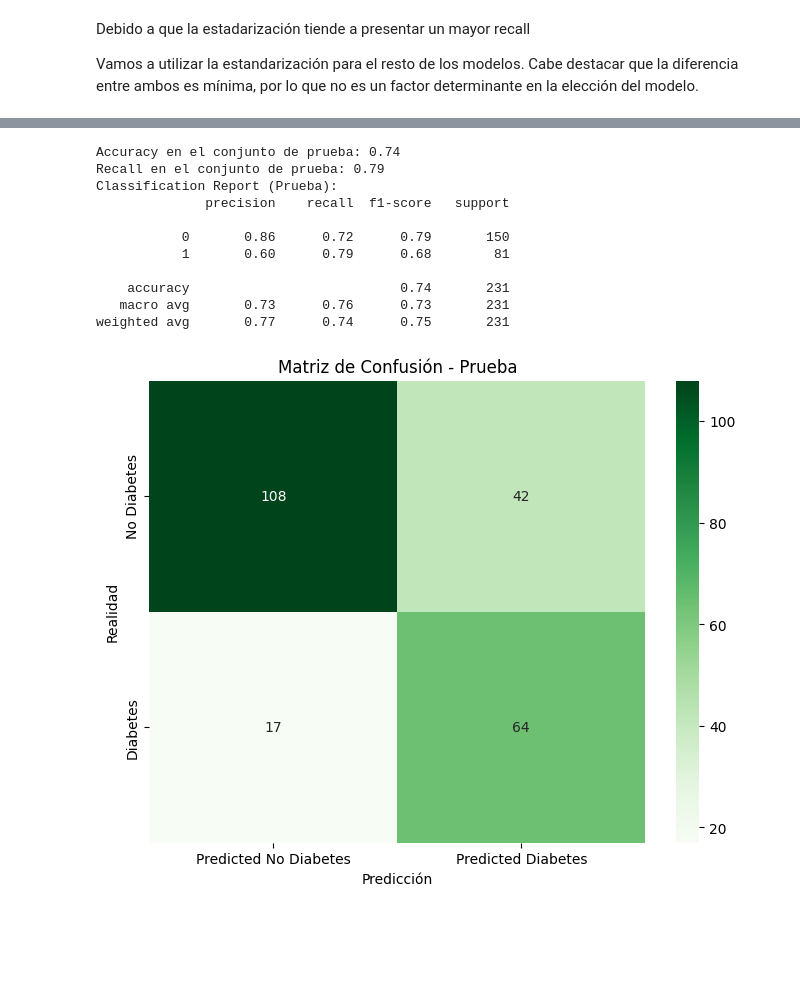
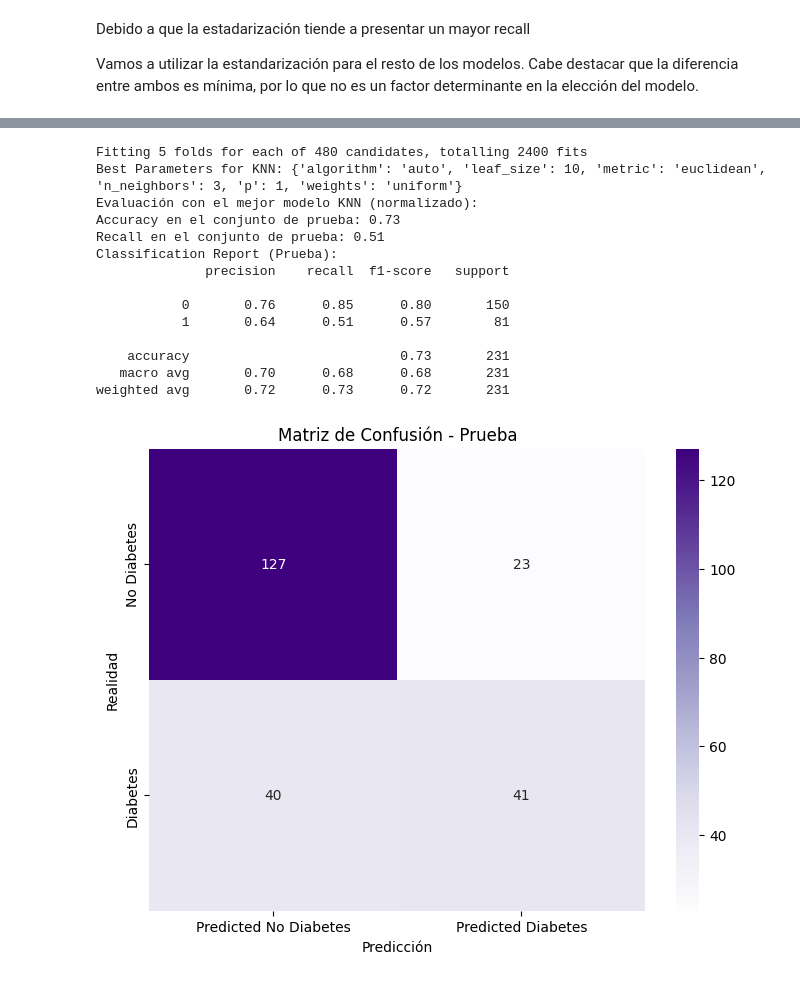
Before and after one commit to XoulEater/Proyecto_1_IA, a Jupyter notebook: diabetes.ipynb, the cells around one changed output, grey strips where cells are left out. Cells and saved outputs as stored; diff of their text form; code cells hidden in the pictures; blank space fills up the shorter version.

```diff
--- a/main.ipynb
+++ b/diabetes.ipynb
@@ -309,17 +446,45 @@ Recall: 0.43209876543209874
-# %%
-
-# Evaluar el modelo con el nuevo umbral
-evaluate_model(X_test_s, y_test_s, rl_model_s, threshold=0.3, cmap='Greens')
-# %% [output]
-Accuracy en el conjunto de prueba: 0.74
-Recall en el conjunto de prueba: 0.79
-Classification Report (Prueba):
-              precision    recall  f1-score   support
-
-           0       0.86      0.72      0.79       150
-           1       0.60      0.79      0.68        81
-
-    accuracy                           0.74       231
-   macro avg       0.73      0.76      0.73       231
-weighted avg       0.77      0.74      0.75       231
-[figure, removed]
+# %%
+# Prueba de hiperparámetros con KNN
+
+knn = KNeighborsClassifier()
+
+param_grid_knn = {
+    'n_neighbors': [3, 5, 7, 9, 11],
+    'weights': ['uniform', 'distance'],
+    'algorithm': ['auto', 'ball_tree', 'kd_tree', 'brute'],
+    'leaf_size': [10, 20, 30],
+    'metric': ['euclidean', 'manhattan'],
+    'p': [1, 2],
+}
+
+# Configuración de GridSearchCV para KNN
+grid_search_knn = GridSearchCV(estimator=knn, param_grid=param_grid_knn, cv=5, scoring='recall', n_jobs=-1, verbose=1)
+
+# Entrenamiento
+grid_search_knn.fit(X_train_s, y_train_s)
+
+# Mejor combinación de hiperparámetros para KNN
+print("Best Parameters for KNN:", grid_search_knn.best_params_)
+
+# Evaluación con el mejor modelo KNN
+best_knn_model = grid_search_knn.best_estimator_
+best_knn_model.fit(X_train_s, y_train_s)
+
+print("Evaluación con el mejor modelo KNN (normalizado):")
+evaluate_model(X_test_s, y_test_s, best_knn_model, cmap='Purples')
+# %% [output]
+Fitting 5 folds for each of 480 candidates, totalling 2400 fits
+Best Parameters for KNN: {'algorithm': 'auto', 'leaf_size': 10, 'metric': 'euclidean', 'n_neighbors': 3, 'p': 1, 'weights': 'uniform'}
+Evaluación con el mejor modelo KNN (normalizado):
+Accuracy en el conjunto de prueba: 0.73
+Recall en el conjunto de prueba: 0.51
+Classification Report (Prueba):
+              precision    recall  f1-score   support
+
+           0       0.76      0.85      0.80       150
+           1       0.64      0.51      0.57        81
+
+    accuracy                           0.73       231
+   macro avg       0.70      0.68      0.68       231
+weighted avg       0.72      0.73      0.72       231
+[figure, added]
```
Also changed, not shown: parts of 6 cells of this notebook, 2 other files.
